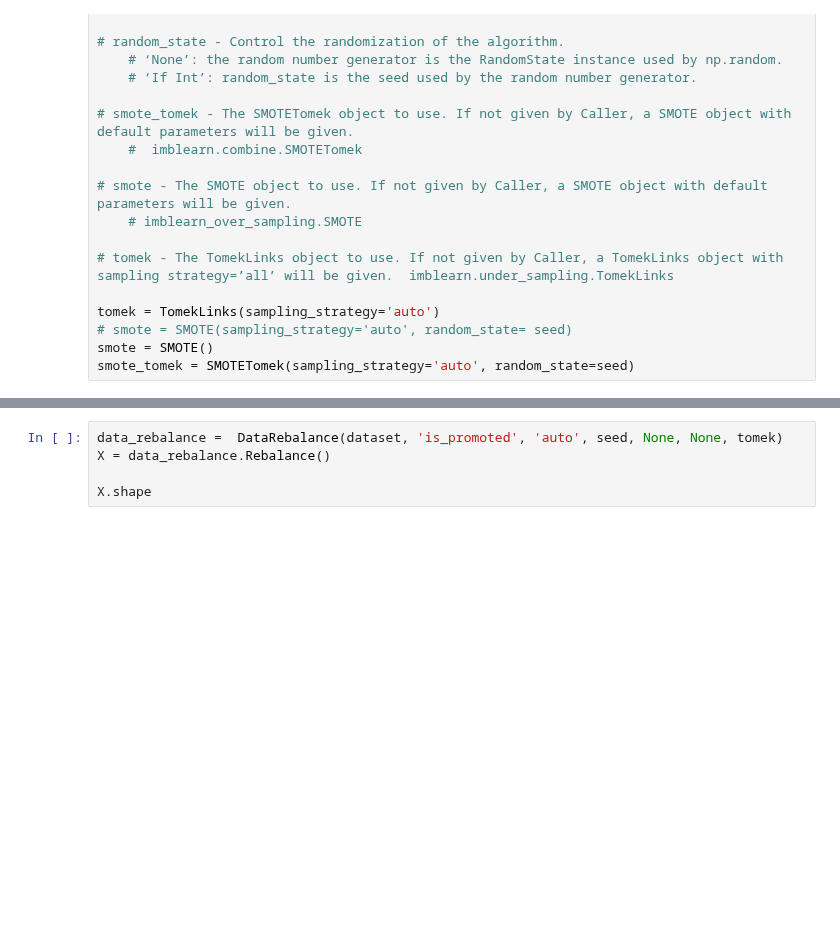
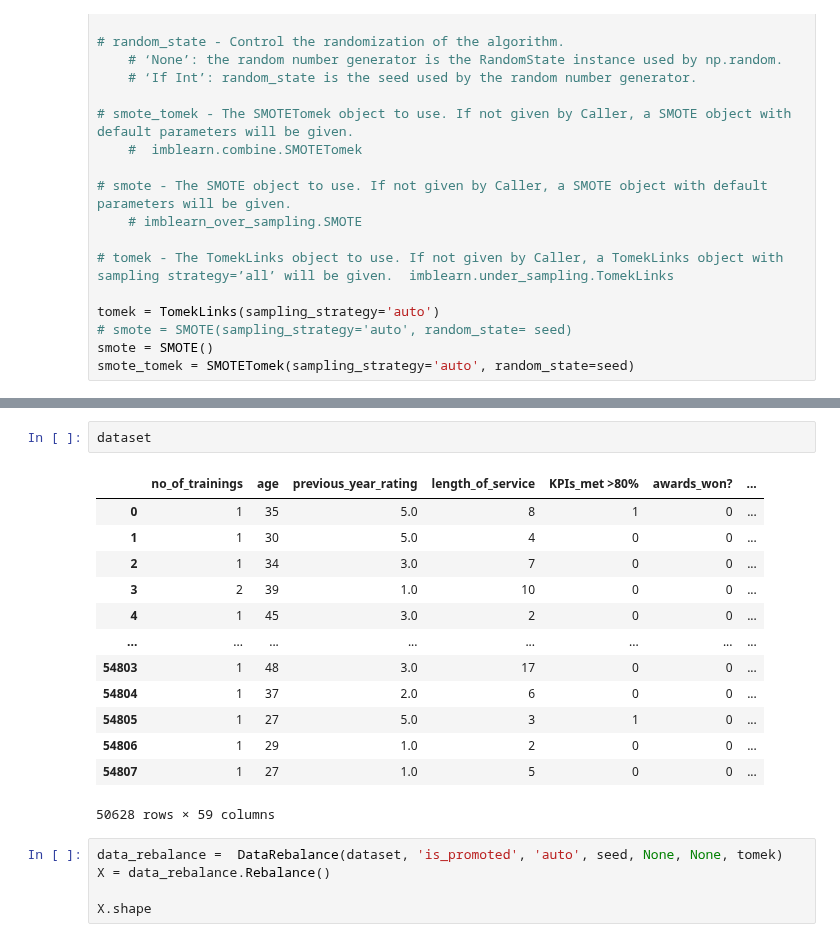
Before and after one commit to microsoft/responsible-ai-toolbox-mitigations, a Jupyter notebook: notebooks/errorsmitigation/errors_analysis_rebalance.ipynb, the cells around one changed output, grey strips where cells are left out. Drawn from its saved outputs; the diff is of its cells as text; blank space fills up the shorter version.

```diff
--- a/notebooks/errorsmitigation/errors_analysis_rebalance.ipynb
+++ b/notebooks/errorsmitigation/errors_analysis_rebalance.ipynb
@@ -79,3 +82,19 @@ X.shape
+# %%
+dataset
+# %% [output]
+|  | no_of_trainings | age | previous_year_rating | length_of_service | KPIs_met >80% | awards_won? | ... |
+| 0 | 1 | 35 | 5.0 | 8 | 1 | 0 | ... |
+| 1 | 1 | 30 | 5.0 | 4 | 0 | 0 | ... |
+| 2 | 1 | 34 | 3.0 | 7 | 0 | 0 | ... |
+| 3 | 2 | 39 | 1.0 | 10 | 0 | 0 | ... |
+| 4 | 1 | 45 | 3.0 | 2 | 0 | 0 | ... |
+| ... | ... | ... | ... | ... | ... | ... | ... |
+| 54803 | 1 | 48 | 3.0 | 17 | 0 | 0 | ... |
+| 54804 | 1 | 37 | 2.0 | 6 | 0 | 0 | ... |
+| 54805 | 1 | 27 | 5.0 | 3 | 1 | 0 | ... |
+| 54806 | 1 | 29 | 1.0 | 2 | 0 | 0 | ... |
+| 54807 | 1 | 27 | 1.0 | 5 | 0 | 0 | ... |
+50628 rows × 59 columns
 # %%
 data_rebalance =  DataRebalance(dataset, 'is_promoted', 'auto', seed, None, None, tomek)
 X = data_rebalance.Rebalance()
```
Also changed, not shown: parts of 4 cells of this notebook, 18 other files.
